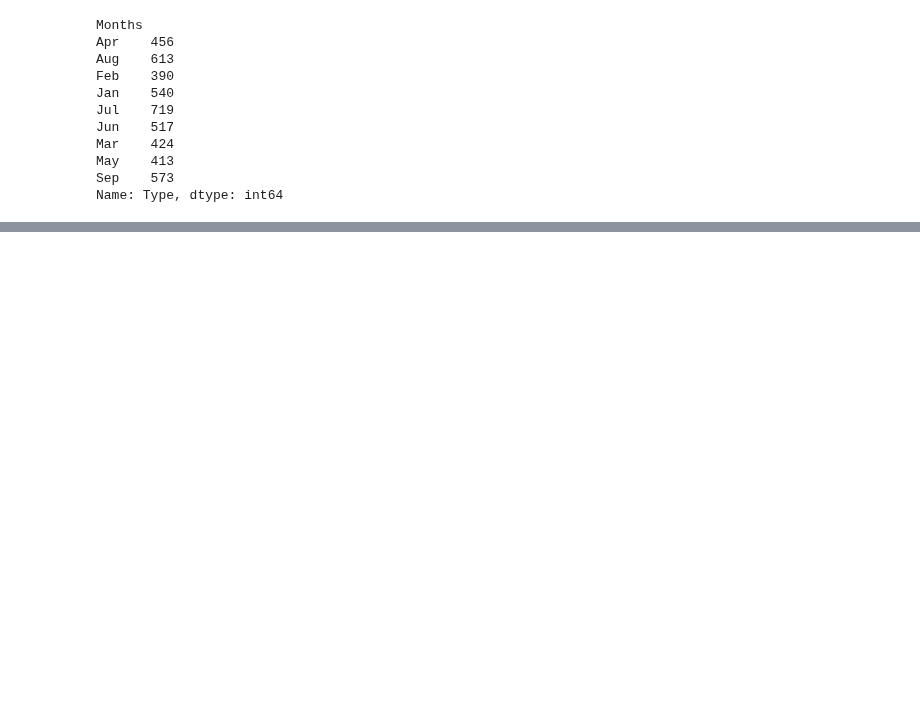
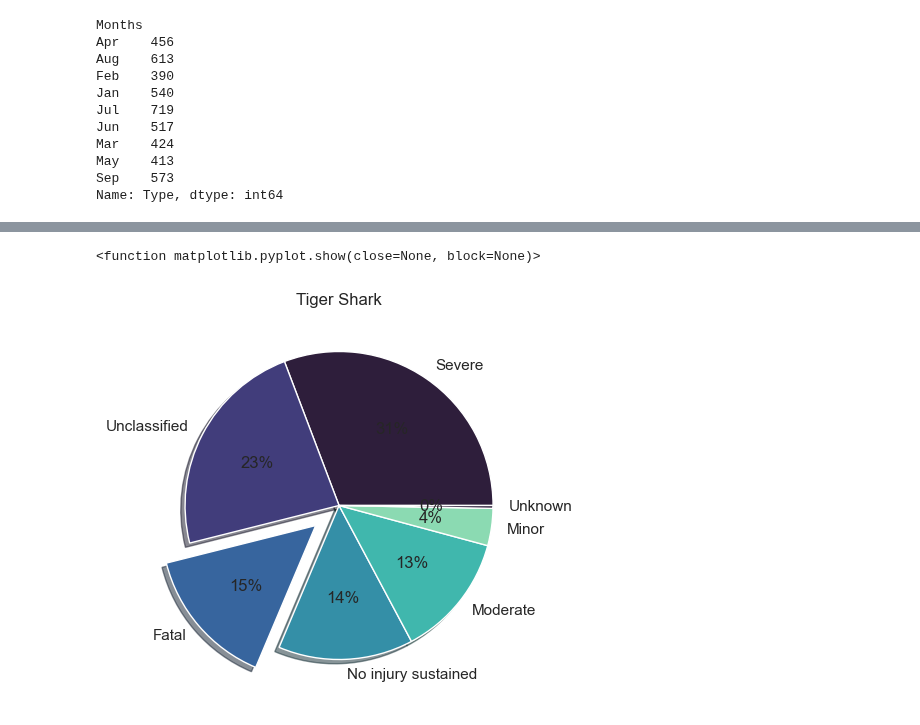
Before and after one commit to Papa-Yaga/quest_2, a Jupyter notebook: Quest_2_Shark_Analysis.ipynb, the cells around one changed output, grey strips where cells are left out. Cells and saved outputs as stored; diff of their text form; code cells hidden in the pictures; blank space fills up the shorter version.

```diff
--- a/Quest_2_Shark_Analysis.ipynb
+++ b/Quest_2_Shark_Analysis.ipynb
@@ -437,0 +460,2 @@ sns.histplot(sharks_rdx["Injury"], color="darkblue")
+# %%
+tiger = sharks_rdx[sharks_rdx["Species"]=="Tiger shark"]["Injury"].value_counts()
@@ -437,0 +470,10 @@ sns.histplot(sharks_rdx["Injury"], color="darkblue")
+# %%
+fig, ax = plt.subplots(figsize=(8, 5), subplot_kw=dict(aspect="equal"))
+ax.pie(tiger, radius=1, labels=tiger.keys(),
+       colors=palette_color, autopct="%.0f%%", explode=[0,0,0.2,0,0,0,0], shadow=True)
+
+ax.set_title("Tiger Shark")
+plt.show
+# %% [output]
+<function matplotlib.pyplot.show(close=None, block=None)>
+[figure, added]
```
Also changed, not shown: parts of 6 cells of this notebook.
